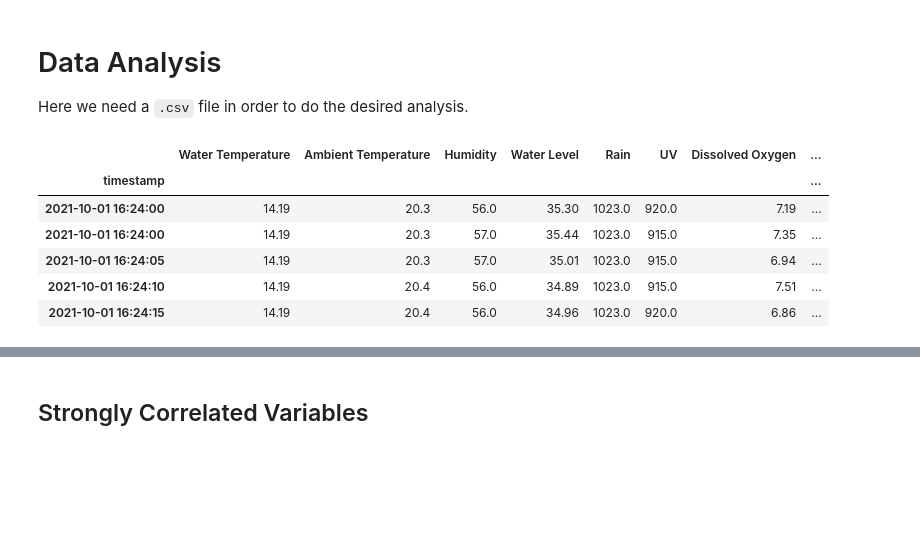
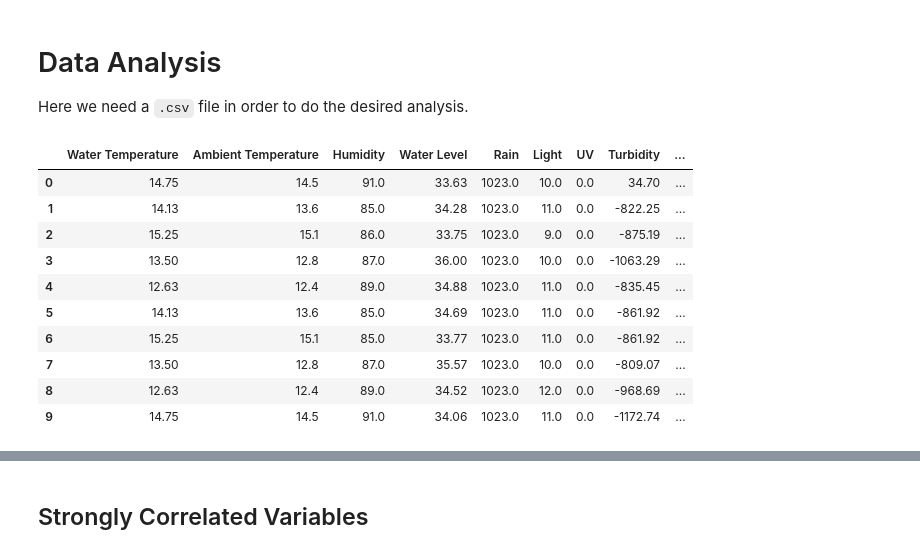
Before and after one commit to open-pisciculture/pisciculture-db, a Jupyter notebook: data_analysis.ipynb, the cells around one changed output, grey strips where cells are left out. Cells and saved outputs as stored; diff of their text form; code cells hidden in the pictures; blank space fills up the shorter version.

```diff
--- a/data_analysis.ipynb
+++ b/data_analysis.ipynb
@@ -11,18 +11,26 @@ import pandas as pd
 import seaborn as sns
 # %%
 df = pd.read_csv('formatted_data_oct01.csv')
-df["timestamp"] = pd.to_datetime(df["Datetime"])
-df = df.set_index('timestamp')
+df["datetime"] = pd.to_datetime(df["Datetime"])
+# df = df.set_index('datetime')
 del df["Datetime"]
-del df["Turbidity"]
-del df["pH"]
-del df["Light"]
-df.head()
+df["approx datetime"] = df["datetime"].round('5min') # redondeamos a los 5 mins más cercanos (frec. de los videos)
+
+# del df["Turbidity"]
+# del df["pH"]
+# del df["Light"]
+df = df.sort_values('datetime', ignore_index=True)
+# df = df.sort_index()
+df.head(10)
 # %% [output]
-|  | Water Temperature | Ambient Temperature | Humidity | Water Level | Rain | UV | Dissolved Oxygen | ... |
-| timestamp |  |  |  |  |  |  |  | ... |
-| 2021-10-01 16:24:00 | 14.19 | 20.3 | 56.0 | 35.30 | 1023.0 | 920.0 | 7.19 | ... |
-| 2021-10-01 16:24:00 | 14.19 | 20.3 | 57.0 | 35.44 | 1023.0 | 915.0 | 7.35 | ... |
-| 2021-10-01 16:24:05 | 14.19 | 20.3 | 57.0 | 35.01 | 1023.0 | 915.0 | 6.94 | ... |
-| 2021-10-01 16:24:10 | 14.19 | 20.4 | 56.0 | 34.89 | 1023.0 | 915.0 | 7.51 | ... |
-| 2021-10-01 16:24:15 | 14.19 | 20.4 | 56.0 | 34.96 | 1023.0 | 920.0 | 6.86 | ... |
+|  | Water Temperature | Ambient Temperature | Humidity | Water Level | Rain | Light | UV | Turbidity | ... |
+| 0 | 14.75 | 14.5 | 91.0 | 33.63 | 1023.0 | 10.0 | 0.0 | 34.70 | ... |
+| 1 | 14.13 | 13.6 | 85.0 | 34.28 | 1023.0 | 11.0 | 0.0 | -822.25 | ... |
+| 2 | 15.25 | 15.1 | 86.0 | 33.75 | 1023.0 | 9.0 | 0.0 | -875.19 | ... |
+| 3 | 13.50 | 12.8 | 87.0 | 36.00 | 1023.0 | 10.0 | 0.0 | -1063.29 | ... |
+| 4 | 12.63 | 12.4 | 89.0 | 34.88 | 1023.0 | 11.0 | 0.0 | -835.45 | ... |
+| 5 | 14.13 | 13.6 | 85.0 | 34.69 | 1023.0 | 11.0 | 0.0 | -861.92 | ... |
+| 6 | 15.25 | 15.1 | 85.0 | 33.77 | 1023.0 | 11.0 | 0.0 | -861.92 | ... |
+| 7 | 13.50 | 12.8 | 87.0 | 35.57 | 1023.0 | 10.0 | 0.0 | -809.07 | ... |
+| 8 | 12.63 | 12.4 | 89.0 | 34.52 | 1023.0 | 12.0 | 0.0 | -968.69 | ... |
+| 9 | 14.75 | 14.5 | 91.0 | 34.06 | 1023.0 | 11.0 | 0.0 | -1172.74 | ... |
```
Also changed, not shown: parts of 11 cells of this notebook, 6 other files.
